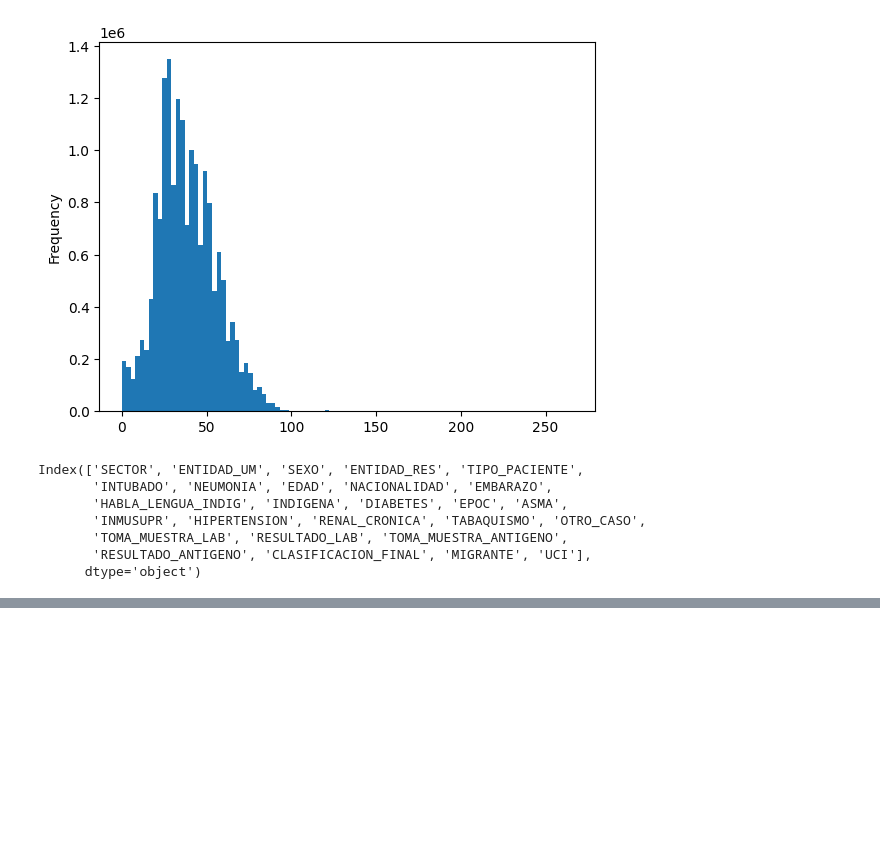
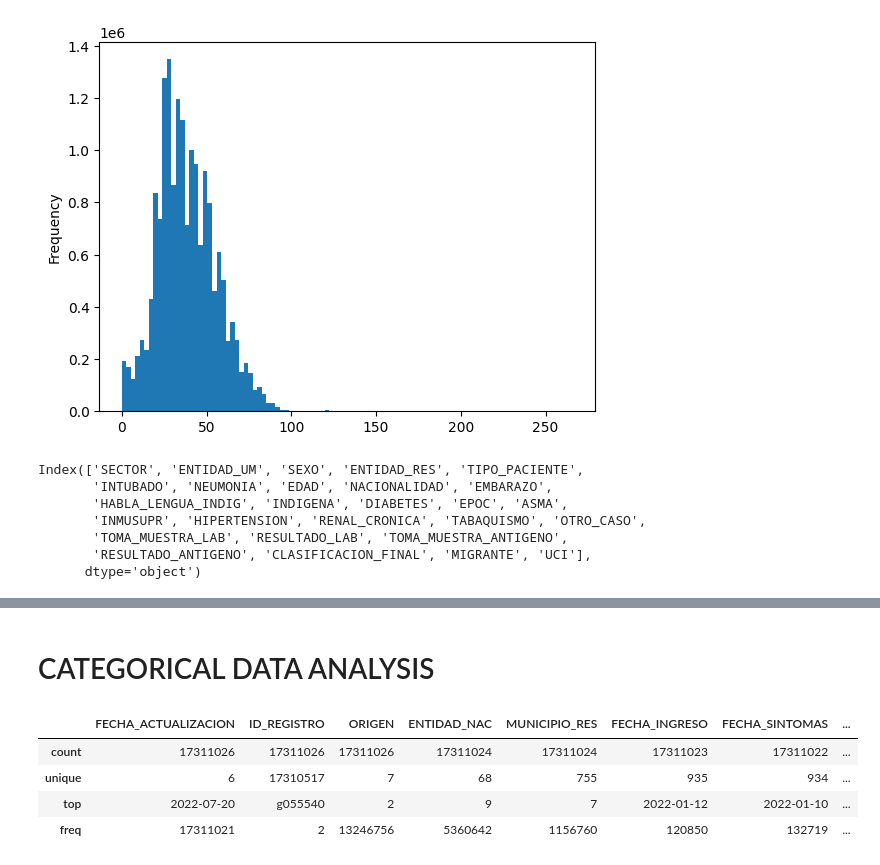
Before and after one commit to AldaCL/covid-da-project, a Jupyter notebook: COVID_data_cleanning.ipynb, the cells around one changed output, grey strips where cells are left out. Drawn from its saved outputs; the diff is of its cells as text; code cells hidden in the pictures; blank space fills up the shorter version.

```diff
--- a/COVID_data_cleanning.ipynb
+++ b/COVID_data_cleanning.ipynb
@@ -189,0 +196,12 @@ sns.pairplot(numeric_df)
+# %% [markdown]
+# CATEGORICAL DATA ANALYSIS
+# %%
+categorical_columns = covid_df.select_dtypes(include=['object']).columns
+categorical_df = covid_df[categorical_columns]
+categorical_df.describe()
+# %% [output]
+|  | FECHA_ACTUALIZACION | ID_REGISTRO | ORIGEN | ENTIDAD_NAC | MUNICIPIO_RES | FECHA_INGRESO | FECHA_SINTOMAS | ... |
+| count | 17311026 | 17311026 | 17311026 | 17311024 | 17311024 | 17311023 | 17311022 | ... |
+| unique | 6 | 17310517 | 7 | 68 | 755 | 935 | 934 | ... |
+| top | 2022-07-20 | g055540 | 2 | 9 | 7 | 2022-01-12 | 2022-01-10 | ... |
+| freq | 17311021 | 2 | 13246756 | 5360642 | 1156760 | 120850 | 132719 | ... |
```
Also changed, not shown: parts of 3 cells of this notebook, 3 other files.
